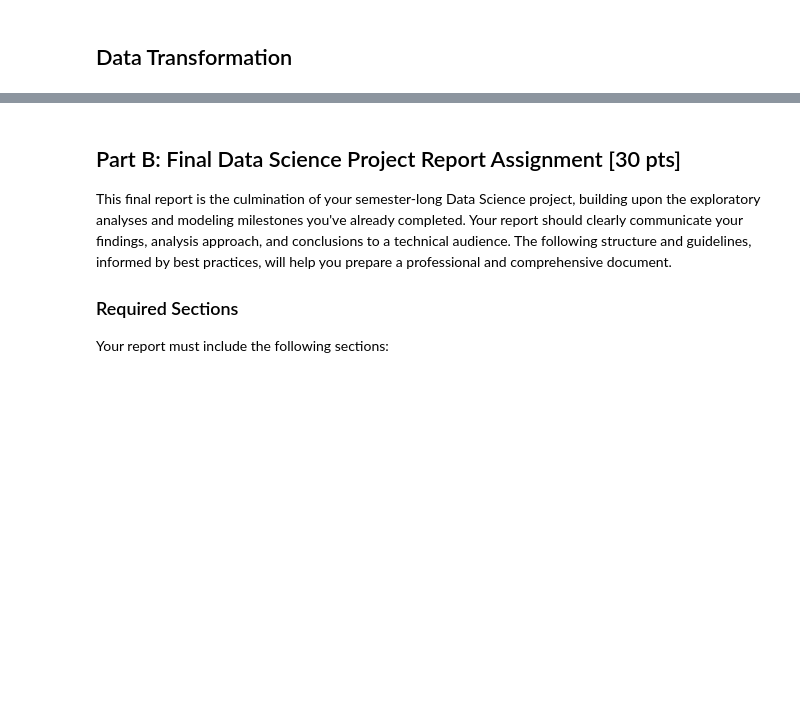
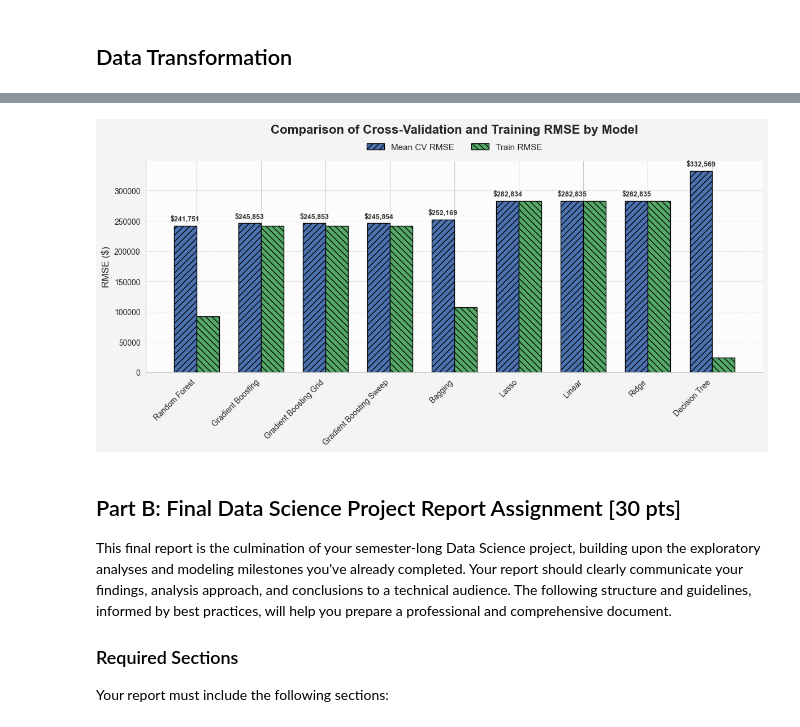
Before and after one commit to jtvon/Module-3-Assignments, a Jupyter notebook: Final_Project_Report.ipynb, the cells around one changed output, grey strips where cells are left out. Cells and saved outputs as stored; diff of their text form; code cells hidden in the pictures; blank space fills up the shorter version.

```diff
--- a/Final_Project_Report.ipynb
+++ b/Final_Project_Report.ipynb
@@ -516,0 +983,5 @@ gb_evaluation
+# %%
+# Merge all result tables
+combined_results = pd.concat([baseline_results,gb_evaluation,gb_grid_evaluation])
+combined_results = combined_results.sort_values(by="Mean CV RMSE")
+combined_results
@@ -517,3 +1000,80 @@ gb_evaluation
+# %%
+# cleaning the dataframe for visualization
+
+# 1) Remove dollar‐signs and commas from every cell
+df_clean = combined_results.replace({r'[\$,]': ''}, regex=True)
+
+# 2) Convert all columns to numeric (float)
+df_clean = df_clean.astype(float)
+
+# 3) (Optional) round or format as you like
+df_clean = df_clean.round(0).astype(int)
+# %%
+import numpy as np
+import matplotlib.pyplot as plt
+
+models = df_clean.index
+x = np.arange(len(models))
+width = 0.35
+
+# Custom style
+sns.set_style("whitegrid")
+FIG_BG, AX_BG = "#F4F4F4", "#FCFCFC"
+
+fig, ax = plt.subplots(figsize=(12, 6), facecolor=FIG_BG)
+ax.set_facecolor(AX_BG)
+
+colors    = ["#4C72B0", "#55A868"]
+hatches   = ["///", "\\\\\\"]
+
+# Plot bars
+bars_cv    = ax.bar(
+    x - width/2, df_clean["Mean CV RMSE"], width,
+    label="Mean CV RMSE",
+    color=colors[0], edgecolor="black", hatch=hatches[0]
+)
+bars_train = ax.bar(
+    x + width/2, df_clean["Train RMSE"], width,
+    label="Train RMSE",
+    color=colors[1], edgecolor="black", hatch=hatches[1]
+)
+
+# Add value labels
+for bar in bars_cv:
+    h = bar.get_height()
+    ax.annotate(
+        f"${h:,.0f}",
+        xy=(bar.get_x() + bar.get_width()/2, h),
+        xytext=(0, 4),
+        textcoords="offset points",
+        ha="center", va="bottom",
+        fontsize=9, fontweight="bold",
+        color="#333"
+    )
+
+# Additional formatting
+ax.set_xticks(x)
+ax.set_xticklabels(models, rotation=45, ha="right", fontsize=10)
+ax.set_ylabel("RMSE ($)", fontsize=12)
+ax.set_title(
+    "Comparison of Cross-Validation and Training RMSE by Model",
+    fontsize=16, fontweight="bold", pad=35
+)
+
+ax.legend(
+    ncol=2, frameon=False,
+    loc="upper center", bbox_to_anchor=(0.5, 1.12),
+    fontsize=11
+)
+
+ax.grid(axis="y", linestyle="--", alpha=0.6)
+for spine in ["top", "right"]:
+    ax.spines[spine].set_visible(False)
+
+plt.tight_layout()
+plt.show()
+# %% [output]
+[figure, added]
 # %% [markdown]
 ## Part B: Final Data Science Project Report Assignment [30 pts]
 
```
Also changed, not shown: parts of 41 cells of this notebook, 2 other files.
